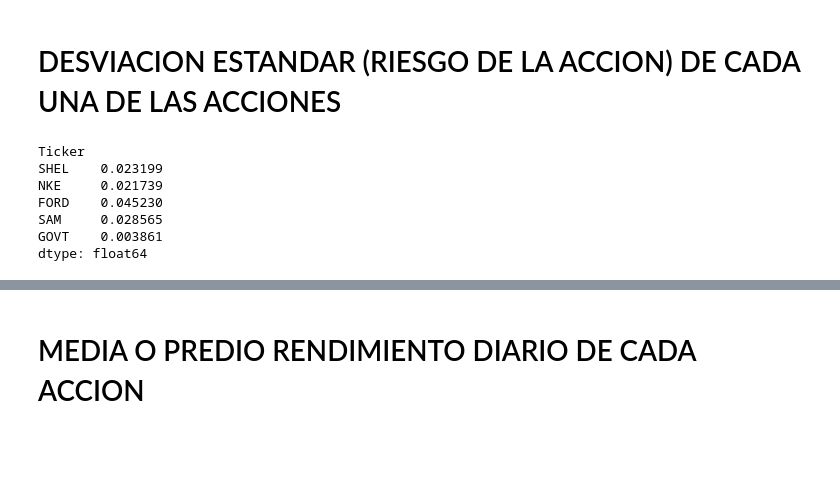
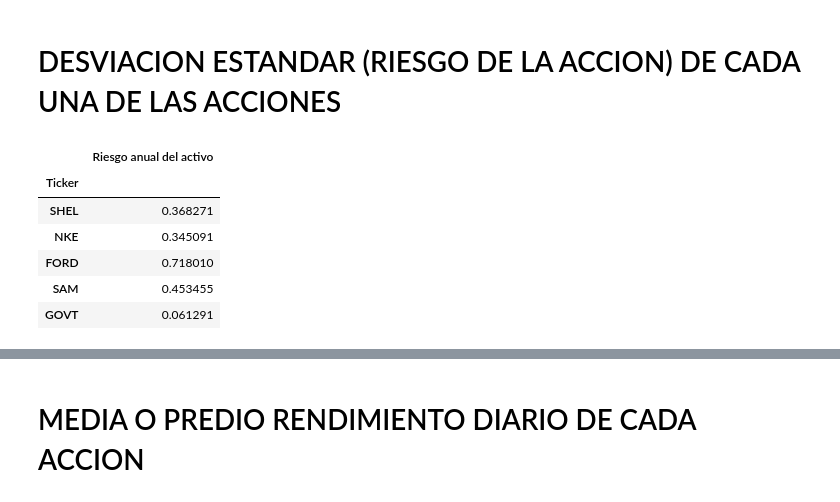
Before and after one commit to betospike/CORRELACION_ACTIVOS, a Jupyter notebook: Correlacion_de_activos.ipynb, the cells around one changed output, grey strips where cells are left out. Cells and saved outputs as stored; diff of their text form; code cells hidden in the pictures; blank space fills up the shorter version.

```diff
--- a/Correlacion_de_activos.ipynb
+++ b/Correlacion_de_activos.ipynb
@@ -999,15 +999,21 @@ dtype: float64
 # %%
 desviacion_1=assets.std()
 
-desviacion_1.head()
+desviacion_1.head() #Riesgo diario
+
+desviacion_anual=desviacion_1*((252)**0.5)
+
+desviacion_anual=pd.DataFrame(desviacion_anual, columns=['Riesgo anual del activo'])
+
+desviacion_anual
 # %% [output]
-Ticker
-SHEL    0.023199
-NKE     0.021739
-FORD    0.045230
-SAM     0.028565
-GOVT    0.003861
-dtype: float64
+|  | Riesgo anual del activo |
+| Ticker |  |
+| SHEL | 0.368271 |
+| NKE | 0.345091 |
+| FORD | 0.718010 |
+| SAM | 0.453455 |
+| GOVT | 0.061291 |
 # %%
 #for i in media_1.index:
 #    print(f"El rendimiento medio de {i} es: {media_1[i]}")
```
Also changed, not shown: parts of 32 cells of this notebook, 1 other file.
